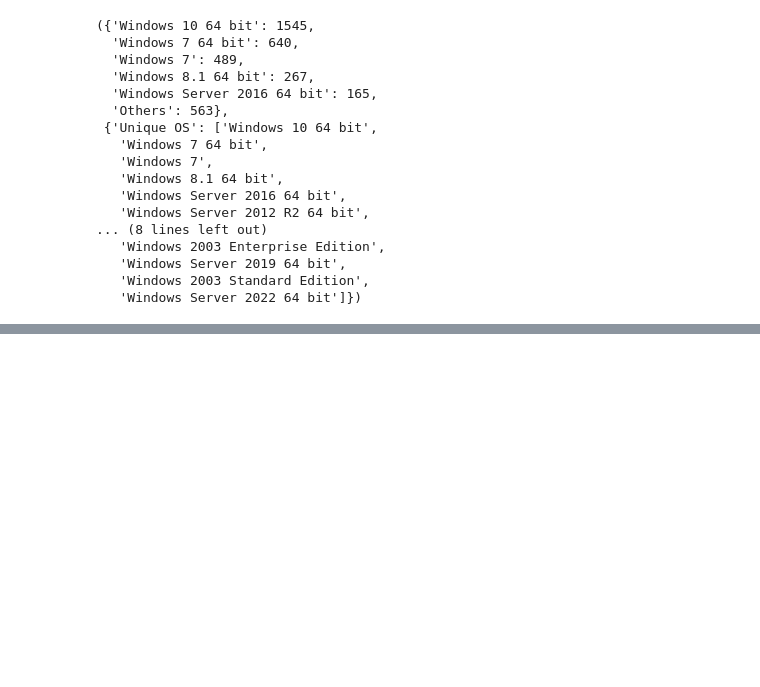
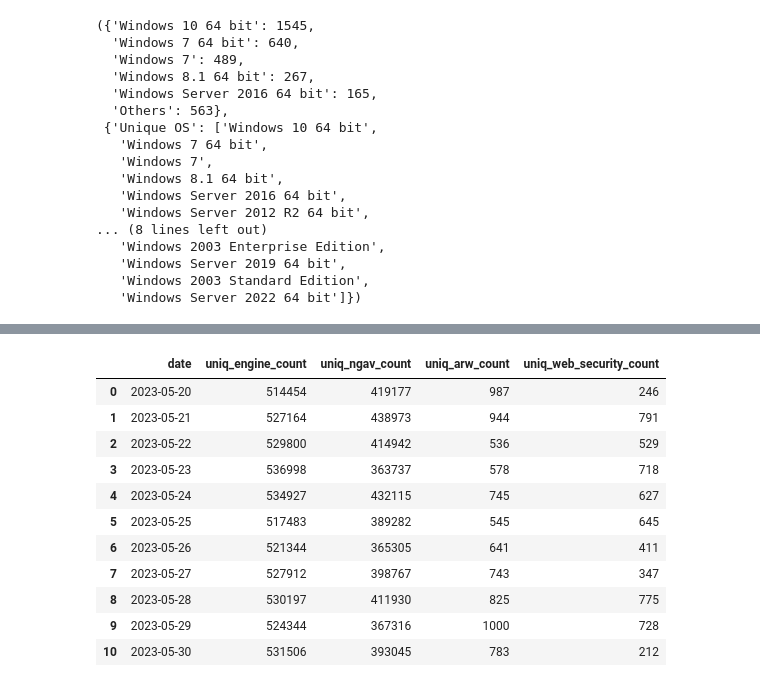
Before and after one commit to prasanthkondapalli/cmdc, a Jupyter notebook: Untitled.ipynb, the cells around one changed output, grey strips where cells are left out. Cells and saved outputs as stored; diff of their text form; code cells hidden in the pictures; blank space fills up the shorter version.

```diff
--- a/Untitled.ipynb
+++ b/Untitled.ipynb
@@ -959,0 +994,16 @@ FILE
+# %%
+unique_count = daily_detection_count[['date','uniq_engine_count','uniq_ngav_count','uniq_arw_count','uniq_web_security_count']].copy()
+unique_count
+# %% [output]
+|  | date | uniq_engine_count | uniq_ngav_count | uniq_arw_count | uniq_web_security_count |
+| 0 | 2023-05-20 | 514454 | 419177 | 987 | 246 |
+| 1 | 2023-05-21 | 527164 | 438973 | 944 | 791 |
+| 2 | 2023-05-22 | 529800 | 414942 | 536 | 529 |
+| 3 | 2023-05-23 | 536998 | 363737 | 578 | 718 |
+| 4 | 2023-05-24 | 534927 | 432115 | 745 | 627 |
+| 5 | 2023-05-25 | 517483 | 389282 | 545 | 645 |
+| 6 | 2023-05-26 | 521344 | 365305 | 641 | 411 |
+| 7 | 2023-05-27 | 527912 | 398767 | 743 | 347 |
+| 8 | 2023-05-28 | 530197 | 411930 | 825 | 775 |
+| 9 | 2023-05-29 | 524344 | 367316 | 1000 | 728 |
+| 10 | 2023-05-30 | 531506 | 393045 | 783 | 212 |
```
Also changed, not shown: parts of 43 cells of this notebook, 1 other file.
